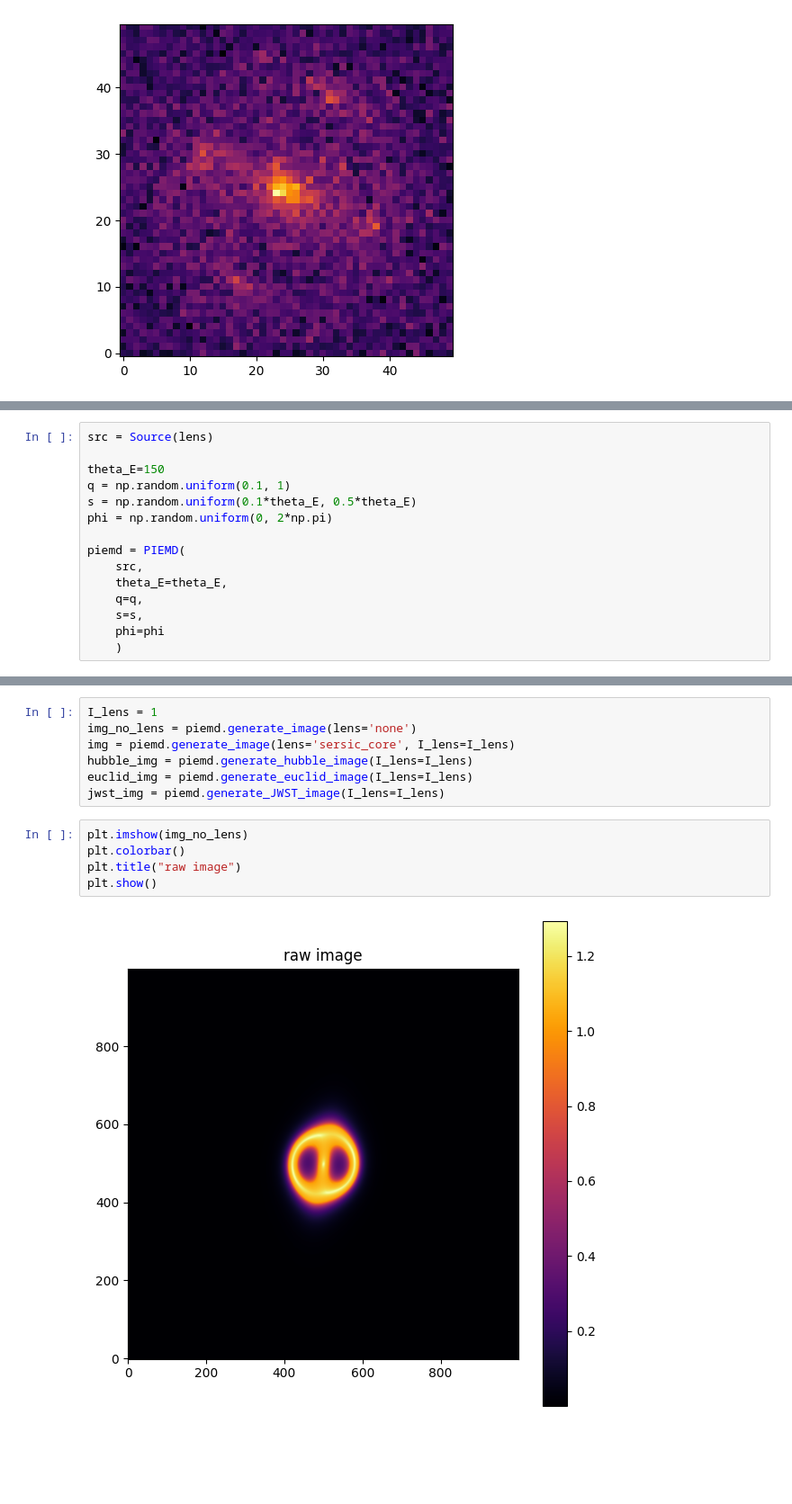
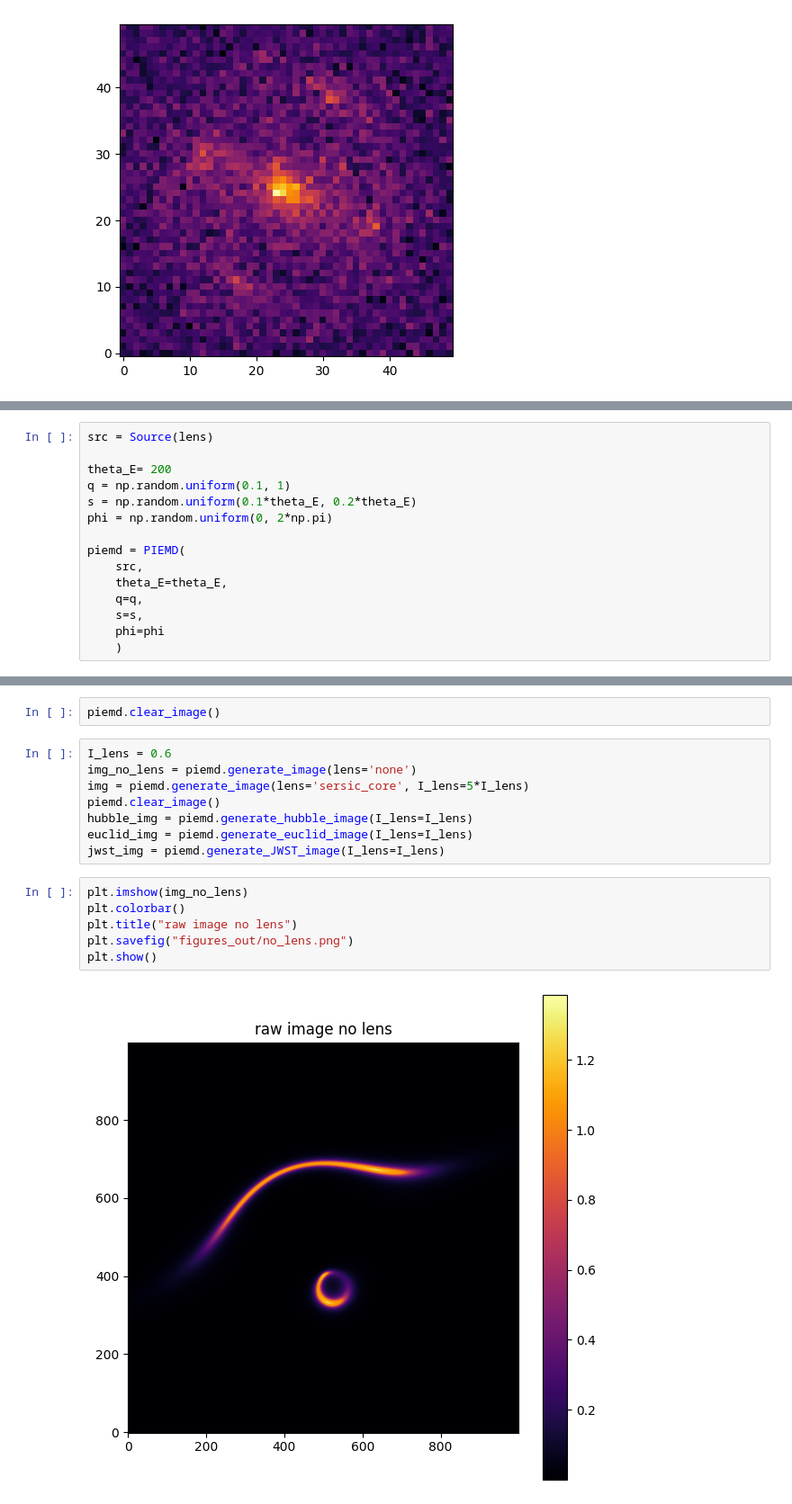
Before and after one commit to OliverRedhead/Gravitational-Lensing, a Jupyter notebook: wk2/hubble_images_oli/hubble_testing.ipynb, the cells around one changed output, grey strips where cells are left out. Shown at 90% size. Saved outputs shown, nothing was run; the diff lists cells and outputs as text; blank space fills up the shorter version.

```diff
--- a/wk2/hubble_images_oli/hubble_testing.ipynb
+++ b/wk2/hubble_images_oli/hubble_testing.ipynb
@@ -260,9 +261,9 @@ plt.show()
 # %%
 src = Source(lens)
 
-theta_E=150
+theta_E= 200
 q = np.random.uniform(0.1, 1)
-s = np.random.uniform(0.1*theta_E, 0.5*theta_E)
+s = np.random.uniform(0.1*theta_E, 0.2*theta_E)
 phi = np.random.uniform(0, 2*np.pi)
 
 piemd = PIEMD(
@@ -279,17 +305,21 @@ piemd.plot_source(caustics=True)
+# %%
+piemd.clear_image()
 # %%
-I_lens = 1
+I_lens = 0.6
 img_no_lens = piemd.generate_image(lens='none')
-img = piemd.generate_image(lens='sersic_core', I_lens=I_lens)
+img = piemd.generate_image(lens='sersic_core', I_lens=5*I_lens)
+piemd.clear_image()
 hubble_img = piemd.generate_hubble_image(I_lens=I_lens)
 euclid_img = piemd.generate_euclid_image(I_lens=I_lens)
 jwst_img = piemd.generate_JWST_image(I_lens=I_lens)
 # %%
 plt.imshow(img_no_lens)
 plt.colorbar()
-plt.title("raw image")
+plt.title("raw image no lens")
+plt.savefig("figures_out/no_lens.png")
 plt.show()
 # %% [output]
-[figure, old version]
+[figure, new version]
 # %%
 plt.imshow(img)
 plt.colorbar()
```
Also changed, not shown: parts of 9 cells of this notebook, 8 other files.
